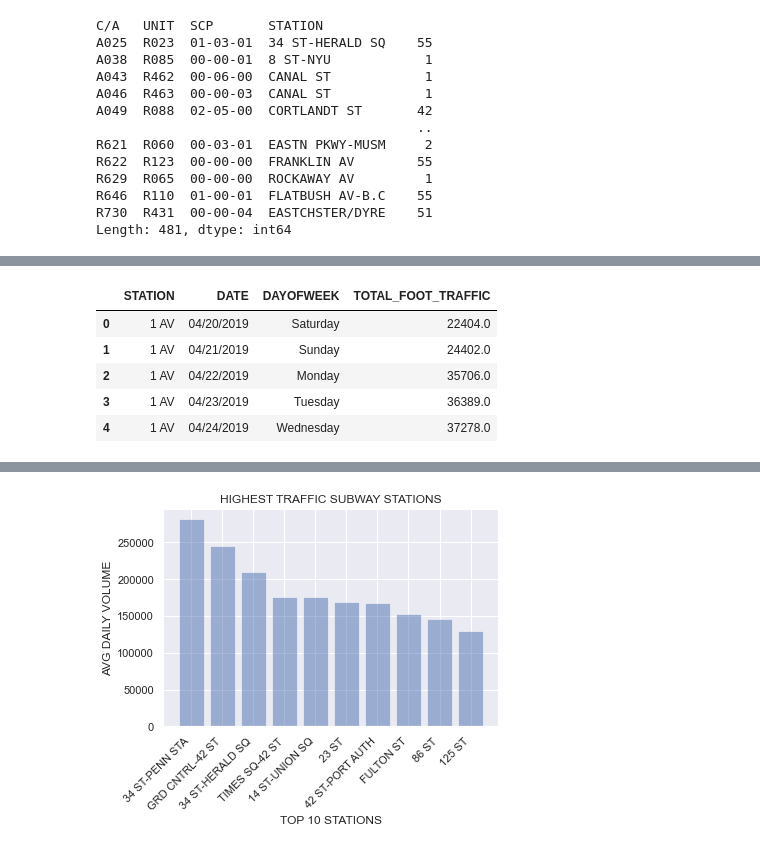
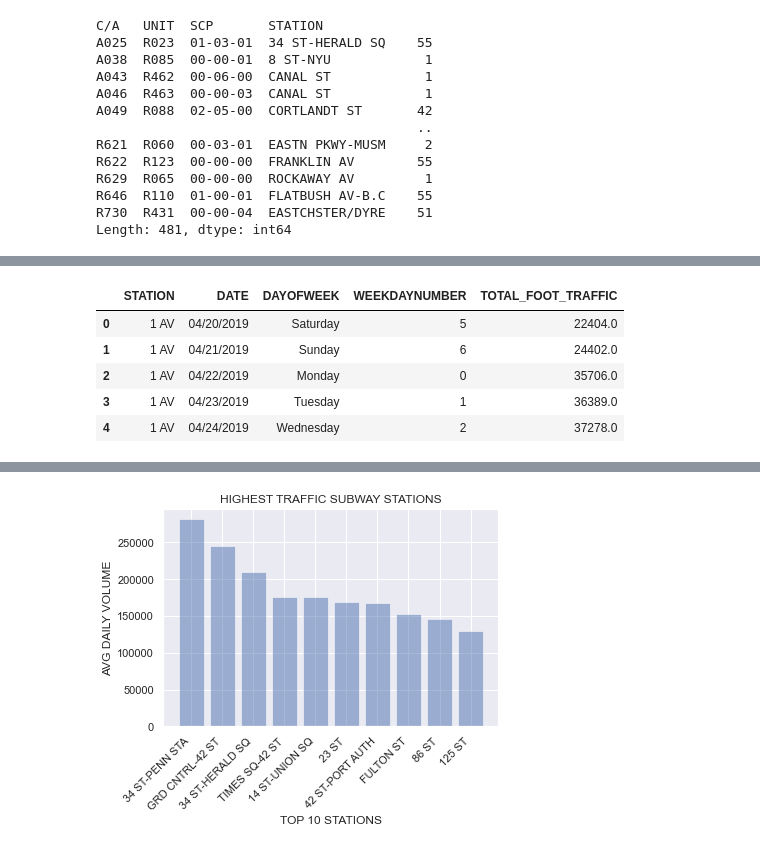
Before and after one commit to mvossbrinck/Metis_Project_1, a Jupyter notebook: EDA.ipynb, the cells around one changed output, grey strips where cells are left out. Drawn from its saved outputs; the diff is of its cells as text; code cells hidden in the pictures.

```diff
--- a/EDA.ipynb
+++ b/EDA.ipynb
@@ -57,6 +58,7 @@ all_data.columns = [column.strip() for column in all_data.columns]
 # Create new variables to make datetime and turnstile easier to work with
 all_data['DATETIME'] = pd.to_datetime(all_data['DATE'] + ' ' + all_data['TIME'])
 all_data['DAYOFWEEK'] = all_data['DATETIME'].dt.day_name()
+all_data['WEEKDAYNUMBER'] = all_data['DATETIME'].dt.dayofweek
 all_data['TURNSTILE'] = all_data['C/A'] + all_data['UNIT'] + all_data['SCP'] + all_data['STATION']
 
 # Sort data so it is in order of turnstile and datetime
@@ -142,13 +144,13 @@ all_data_clean.head()
 | 4 | A002 | R051 | 02-00-00 | 59 ST | NQR456W | BMT | 04/20/2019 | 16:00:00 | REGULAR | 7027007 | 2382395 | ... |
 # %%
 # Daily Station Data
-stations_daily = (all_data_clean.groupby(['STATION','DATE','DAYOFWEEK'])['TOTAL_FOOT_TRAFFIC'].sum()
+stations_daily = (all_data_clean.groupby(['STATION','DATE','DAYOFWEEK', 'WEEKDAYNUMBER'])['TOTAL_FOOT_TRAFFIC'].sum()
                  .reset_index())
 stations_daily.head()
 # %% [output]
-|  | STATION | DATE | DAYOFWEEK | TOTAL_FOOT_TRAFFIC |
-| 0 | 1 AV | 04/20/2019 | Saturday | 22404.0 |
-| 1 | 1 AV | 04/21/2019 | Sunday | 24402.0 |
-| 2 | 1 AV | 04/22/2019 | Monday | 35706.0 |
-| 3 | 1 AV | 04/23/2019 | Tuesday | 36389.0 |
-| 4 | 1 AV | 04/24/2019 | Wednesday | 37278.0 |
+|  | STATION | DATE | DAYOFWEEK | WEEKDAYNUMBER | TOTAL_FOOT_TRAFFIC |
+| 0 | 1 AV | 04/20/2019 | Saturday | 5 | 22404.0 |
+| 1 | 1 AV | 04/21/2019 | Sunday | 6 | 24402.0 |
+| 2 | 1 AV | 04/22/2019 | Monday | 0 | 35706.0 |
+| 3 | 1 AV | 04/23/2019 | Tuesday | 1 | 36389.0 |
+| 4 | 1 AV | 04/24/2019 | Wednesday | 2 | 37278.0 |
```
Also changed, not shown: parts of 10 cells of this notebook.
